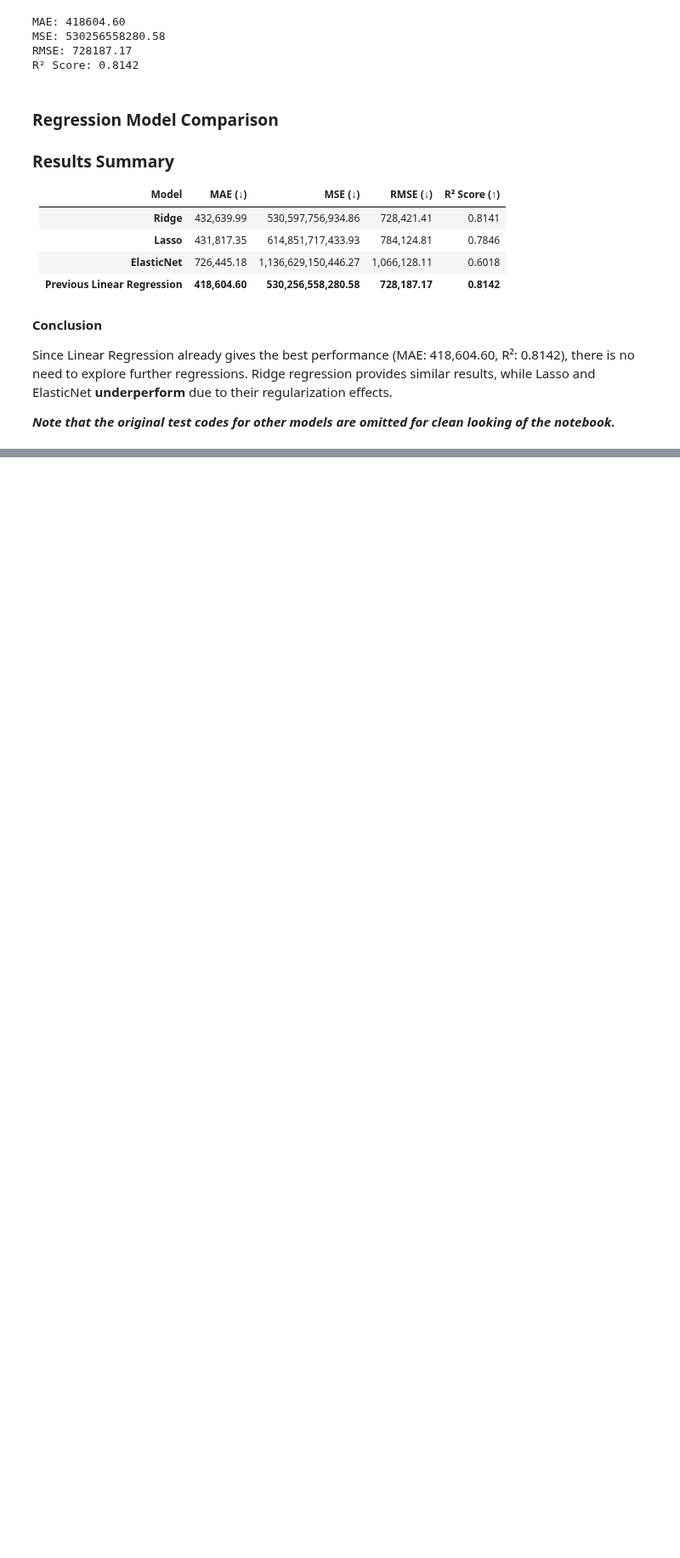
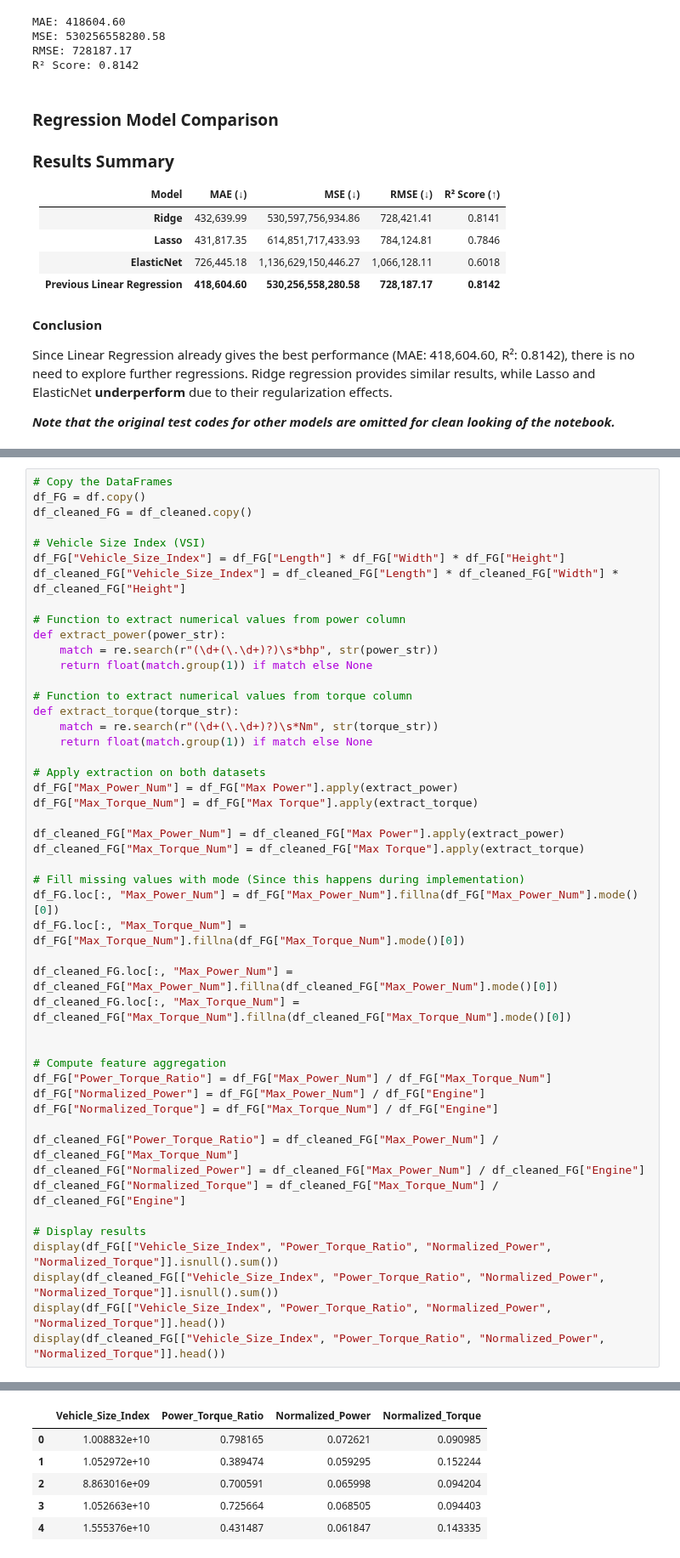
Before and after one commit to royruik/CSI4142_Assignments, a Jupyter notebook: A3/A3_Jupyter_Analysis_dataset1.ipynb, the cells around one changed output, grey strips where cells are left out. Shown at 85% size. Drawn from its saved outputs; the diff is of its cells as text; blank space fills up the shorter version.

```diff
--- a/A3/A3_Jupyter_Analysis_dataset1.ipynb
+++ b/A3/A3_Jupyter_Analysis_dataset1.ipynb
@@ -366,0 +376,49 @@ Since Linear Regression already gives the best performance (MAE: 418,604.60, R²
+# %%
+# Copy the DataFrames
+df_FG = df.copy()
+df_cleaned_FG = df_cleaned.copy()
+
+# Vehicle Size Index (VSI)
+df_FG["Vehicle_Size_Index"] = df_FG["Length"] * df_FG["Width"] * df_FG["Height"]
+df_cleaned_FG["Vehicle_Size_Index"] = df_cleaned_FG["Length"] * df_cleaned_FG["Width"] * df_cleaned_FG["Height"]
+
+# Function to extract numerical values from power column
+def extract_power(power_str):
+    match = re.search(r"(\d+(\.\d+)?)\s*bhp", str(power_str))
+    return float(match.group(1)) if match else None
+
+# Function to extract numerical values from torque column
+def extract_torque(torque_str):
+    match = re.search(r"(\d+(\.\d+)?)\s*Nm", str(torque_str))
+    return float(match.group(1)) if match else None
+
+# Apply extraction on both datasets
+df_FG["Max_Power_Num"] = df_FG["Max Power"].apply(extract_power)
+df_FG["Max_Torque_Num"] = df_FG["Max Torque"].apply(extract_torque)
+
+df_cleaned_FG["Max_Power_Num"] = df_cleaned_FG["Max Power"].apply(extract_power)
+df_cleaned_FG["Max_Torque_Num"] = df_cleaned_FG["Max Torque"].apply(extract_torque)
+
+# Fill missing values with mode (Since this happens during implementation)
+df_FG.loc[:, "Max_Power_Num"] = df_FG["Max_Power_Num"].fillna(df_FG["Max_Power_Num"].mode()[0])
+df_FG.loc[:, "Max_Torque_Num"] = df_FG["Max_Torque_Num"].fillna(df_FG["Max_Torque_Num"].mode()[0])
+
+df_cleaned_FG.loc[:, "Max_Power_Num"] = df_cleaned_FG["Max_Power_Num"].fillna(df_cleaned_FG["Max_Power_Num"].mode()[0])
+df_cleaned_FG.loc[:, "Max_Torque_Num"] = df_cleaned_FG["Max_Torque_Num"].fillna(df_cleaned_FG["Max_Torque_Num"].mode()[0])
+
+
+# Compute feature aggregation
+df_FG["Power_Torque_Ratio"] = df_FG["Max_Power_Num"] / df_FG["Max_Torque_Num"]
+df_FG["Normalized_Power"] = df_FG["Max_Power_Num"] / df_FG["Engine"]
+df_FG["Normalized_Torque"] = df_FG["Max_Torque_Num"] / df_FG["Engine"]
+
+df_cleaned_FG["Power_Torque_Ratio"] = df_cleaned_FG["Max_Power_Num"] / df_cleaned_FG["Max_Torque_Num"]
+df_cleaned_FG["Normalized_Power"] = df_cleaned_FG["Max_Power_Num"] / df_cleaned_FG["Engine"]
+df_cleaned_FG["Normalized_Torque"] = df_cleaned_FG["Max_Torque_Num"] / df_cleaned_FG["Engine"]
+
+# Display results
+display(df_FG[["Vehicle_Size_Index", "Power_Torque_Ratio", "Normalized_Power", "Normalized_Torque"]].isnull().sum())
+display(df_cleaned_FG[["Vehicle_Size_Index", "Power_Torque_Ratio", "Normalized_Power", "Normalized_Torque"]].isnull().sum())
+display(df_FG[["Vehicle_Size_Index", "Power_Torque_Ratio", "Normalized_Power", "Normalized_Torque"]].head())
+display(df_cleaned_FG[["Vehicle_Size_Index", "Power_Torque_Ratio", "Normalized_Power", "Normalized_Torque"]].head())
+# %% [output]
@@ -366,0 +435,6 @@ Since Linear Regression already gives the best performance (MAE: 418,604.60, R²
+|  | Vehicle_Size_Index | Power_Torque_Ratio | Normalized_Power | Normalized_Torque |
+| 0 | 1.008832e+10 | 0.798165 | 0.072621 | 0.090985 |
+| 1 | 1.052972e+10 | 0.389474 | 0.059295 | 0.152244 |
+| 2 | 8.863016e+09 | 0.700591 | 0.065998 | 0.094204 |
+| 3 | 1.052663e+10 | 0.725664 | 0.068505 | 0.094403 |
+| 4 | 1.555376e+10 | 0.431487 | 0.061847 | 0.143335 |
```
Also changed, not shown: parts of 18 cells of this notebook.
